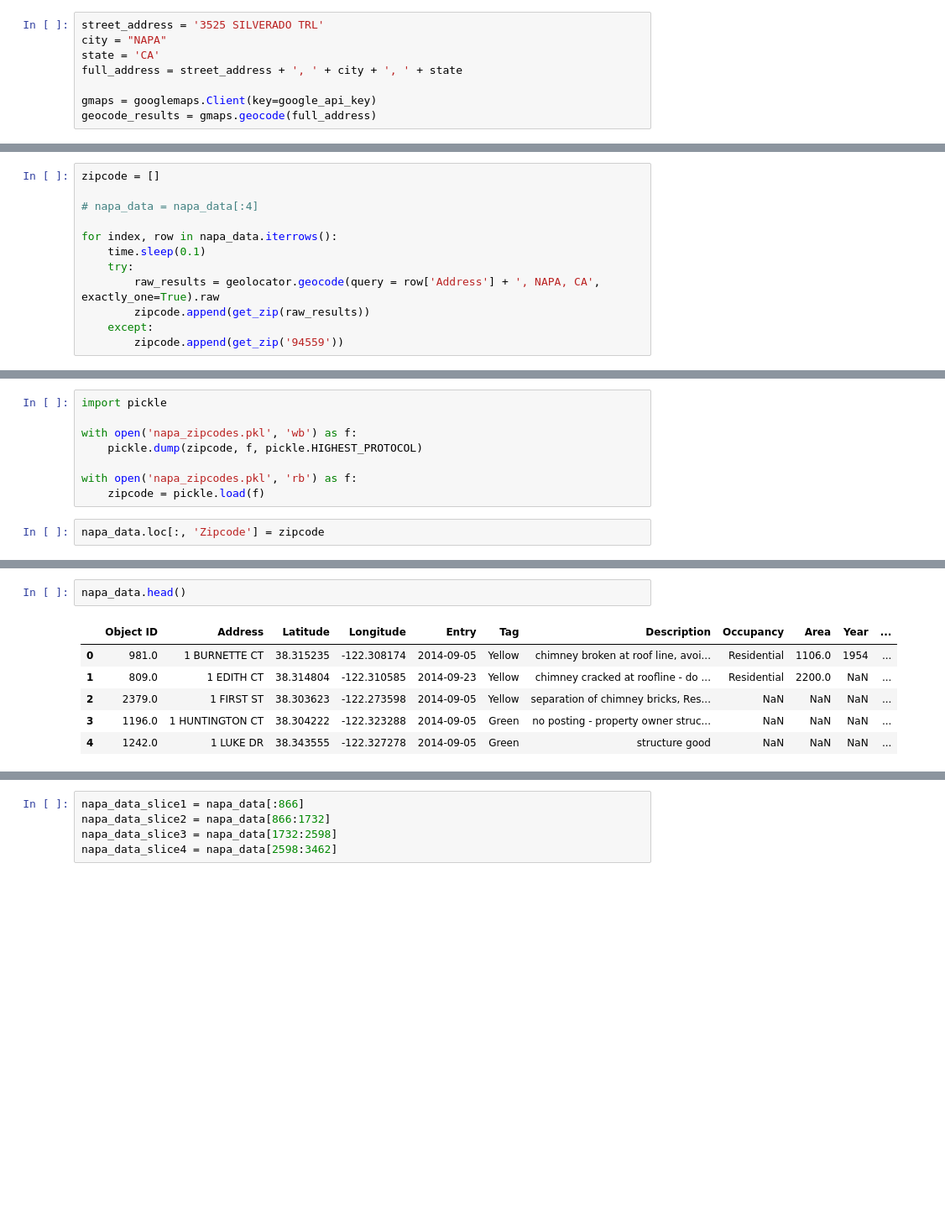
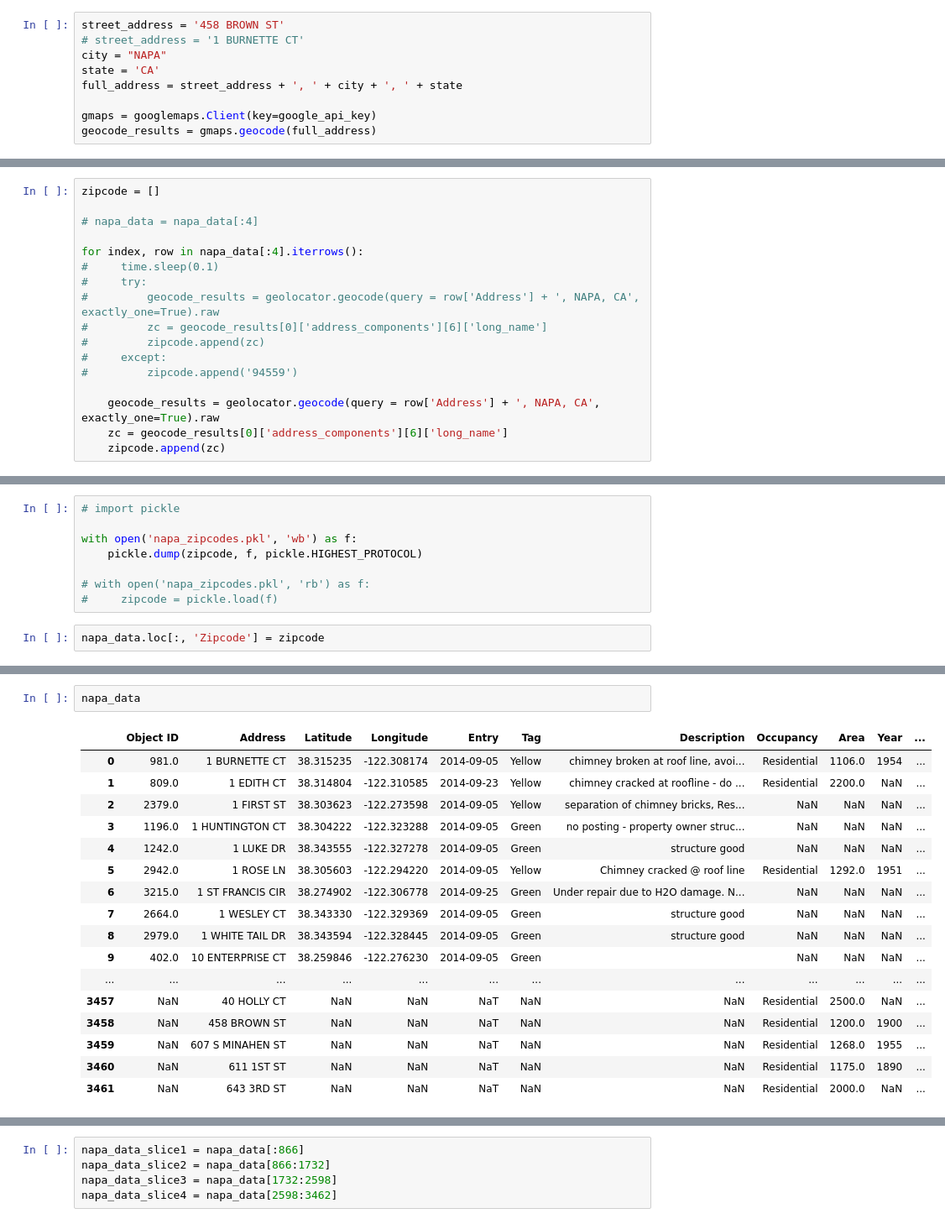
Before and after one commit to milessb/NapaCountyDESaster, a Jupyter notebook: inputs/generate_napa_input_data.ipynb, the cells around one changed output, grey strips where cells are left out. Shown at 84% size. Cells and saved outputs as stored; diff of their text form; blank space fills up the shorter version.

```diff
--- a/inputs/generate_napa_input_data.ipynb
+++ b/inputs/generate_napa_input_data.ipynb
@@ -187,7 +187,8 @@ Series([], Name: Value, dtype: object)
 google_api_key = 'AIzaSyDBXKfUQ5g-vuTM_rbFnUPQvfXKaSBf_pk'
 geolocator = gc.GoogleV3(api_key=google_api_key)
 # %%
-street_address = '3525 SILVERADO TRL'
+street_address = '458 BROWN ST'
+# street_address = '1 BURNETTE CT'
 city = "NAPA"
 state = 'CA'
 full_address = street_address + ', ' + city + ', ' + state
@@ -223,10 +251,15 @@ zipcode = []
 
 # napa_data = napa_data[:4]
 
-for index, row in napa_data.iterrows():
-    time.sleep(0.1)
-    try:
-        raw_results = geolocator.geocode(query = row['Address'] + ', NAPA, CA', exactly_one=True).raw
-        zipcode.append(get_zip(raw_results))
-    except:
-        zipcode.append(get_zip('94559'))
+for index, row in napa_data[:4].iterrows():
+#     time.sleep(0.1)
+#     try:
+#         geocode_results = geolocator.geocode(query = row['Address'] + ', NAPA, CA', exactly_one=True).raw
+#         zc = geocode_results[0]['address_components'][6]['long_name']
+#         zipcode.append(zc)
+#     except:
+#         zipcode.append('94559')
+
+    geocode_results = geolocator.geocode(query = row['Address'] + ', NAPA, CA', exactly_one=True).raw
+    zc = geocode_results[0]['address_components'][6]['long_name']
+    zipcode.append(zc)
@@ -233,11 +288,11 @@ for index, row in napa_data.iterrows():
 # %%
-import pickle
+# import pickle
 
 with open('napa_zipcodes.pkl', 'wb') as f:
     pickle.dump(zipcode, f, pickle.HIGHEST_PROTOCOL)
 
-with open('napa_zipcodes.pkl', 'rb') as f:
-    zipcode = pickle.load(f)
+# with open('napa_zipcodes.pkl', 'rb') as f:
+#     zipcode = pickle.load(f)
 # %%
 napa_data.loc[:, 'Zipcode'] = zipcode
 # %%
@@ -255,9 +306,20 @@ len(napa_data) / 4
 # %%
-napa_data.head()
+napa_data
 # %% [output]
 |  | Object ID | Address | Latitude | Longitude | Entry | Tag | Description | Occupancy | Area | Year | ... |
 | 0 | 981.0 | 1 BURNETTE CT | 38.315235 | -122.308174 | 2014-09-05 | Yellow | chimney broken at roof line, avoi... | Residential | 1106.0 | 1954 | ... |
 | 1 | 809.0 | 1 EDITH CT | 38.314804 | -122.310585 | 2014-09-23 | Yellow | chimney cracked at roofline - do ... | Residential | 2200.0 | NaN | ... |
 | 2 | 2379.0 | 1 FIRST ST | 38.303623 | -122.273598 | 2014-09-05 | Yellow | separation of chimney bricks, Res... | NaN | NaN | NaN | ... |
 | 3 | 1196.0 | 1 HUNTINGTON CT | 38.304222 | -122.323288 | 2014-09-05 | Green | no posting - property owner struc... | NaN | NaN | NaN | ... |
 | 4 | 1242.0 | 1 LUKE DR | 38.343555 | -122.327278 | 2014-09-05 | Green | structure good | NaN | NaN | NaN | ... |
+| 5 | 2942.0 | 1 ROSE LN | 38.305603 | -122.294220 | 2014-09-05 | Yellow | Chimney cracked @ roof line | Residential | 1292.0 | 1951 | ... |
+| 6 | 3215.0 | 1 ST FRANCIS CIR | 38.274902 | -122.306778 | 2014-09-25 | Green | Under repair due to H2O damage. N... | NaN | NaN | NaN | ... |
+| 7 | 2664.0 | 1 WESLEY CT | 38.343330 | -122.329369 | 2014-09-05 | Green | structure good | NaN | NaN | NaN | ... |
+| 8 | 2979.0 | 1 WHITE TAIL DR | 38.343594 | -122.328445 | 2014-09-05 | Green | structure good | NaN | NaN | NaN | ... |
+| 9 | 402.0 | 10 ENTERPRISE CT | 38.259846 | -122.276230 | 2014-09-05 | Green |  | NaN | NaN | NaN | ... |
+| ... | ... | ... | ... | ... | ... | ... | ... | ... | ... | ... | ... |
+| 3457 | NaN | 40 HOLLY CT | NaN | NaN | NaT | NaN | NaN | Residential | 2500.0 | NaN | ... |
+| 3458 | NaN | 458 BROWN ST | NaN | NaN | NaT | NaN | NaN | Residential | 1200.0 | 1900 | ... |
+| 3459 | NaN | 607 S MINAHEN ST | NaN | NaN | NaT | NaN | NaN | Residential | 1268.0 | 1955 | ... |
+| 3460 | NaN | 611 1ST ST | NaN | NaN | NaT | NaN | NaN | Residential | 1175.0 | 1890 | ... |
+| 3461 | NaN | 643 3RD ST | NaN | NaN | NaT | NaN | NaN | Residential | 2000.0 | NaN | ... |
```
Also changed, not shown: parts of 33 cells of this notebook, 5 other files.
